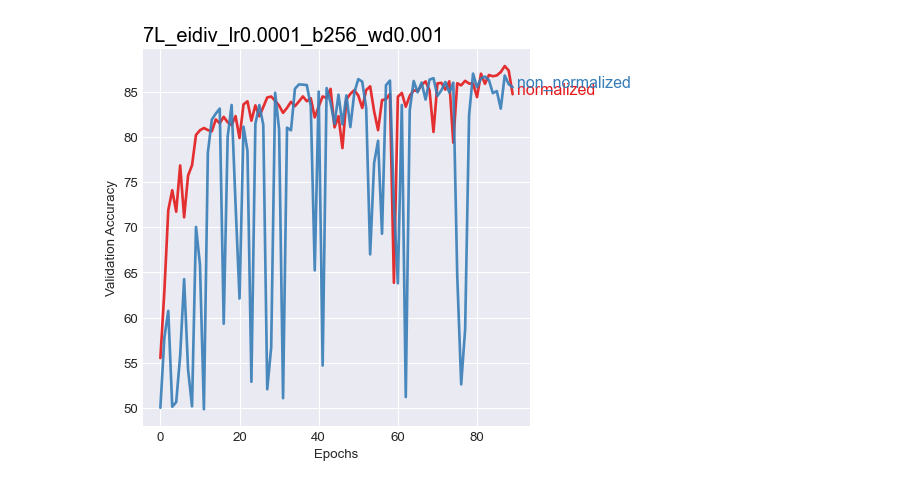
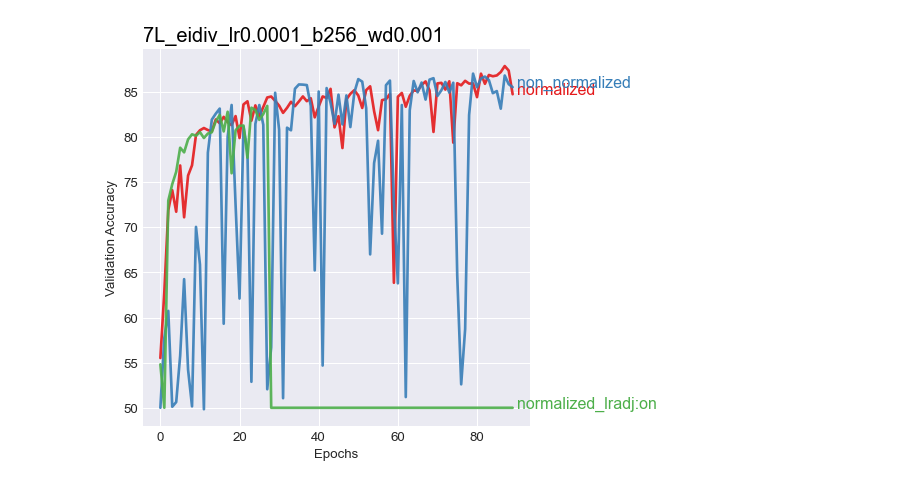
Before and after one commit to hiyuantang/marked_long, a Jupyter notebook: results/vis.ipynb, the cells around one changed output. Cells and saved outputs as stored; diff of their text form; code cells hidden in the pictures.

Commit message:
upload new results

```diff
--- a/results/vis.ipynb
+++ b/results/vis.ipynb
@@ -63,12 +63,13 @@ L7eidiv_rs53_0001_e90_fcdropout_wd1e1 = get_val_results('./val_L7eidiv_epochs90_
 L7eidiv_rs53_0001_e90_fcdropout_wd1e2 = get_val_results('./val_L7eidiv_epochs90_nolradj/lr0.0001_rs53_fcdropout_wd1e-2.txt')
 L7eidiv_rs53_0001_e90_fcdropout_wd1e3 = get_val_results('./val_L7eidiv_epochs90_nolradj/lr0.0001_rs53_fcdropout_wd1e-3.txt')
 L7eidiv_rs53_0001_e90_fcdropout_wd1e3_norm = get_val_results('./val_L7eidiv_epochs90_nolradj/lr0.0001_rs53_fcdropout_wd1e-3_norm.txt')
+L7eidiv_rs53_0001_e90_fcdropout_wd1e3_norm_lradjon = get_val_results('./val_L7eidiv_epochs90_nolradj/lr0.0001_rs53_fcdropout_wd1e-3_norm_lradjon.txt')
 # %%
-acc_list = np.array([L7eidiv_rs53_0001_e90_fcdropout_wd1e3_norm, L7eidiv_rs53_0001_e90_fcdropout_wd1e3], dtype=object)
-name_list = np.array(['normalized', 'non_normalized'])
+acc_list = np.array([L7eidiv_rs53_0001_e90_fcdropout_wd1e3_norm, L7eidiv_rs53_0001_e90_fcdropout_wd1e3, L7eidiv_rs53_0001_e90_fcdropout_wd1e3_norm_lradjon], dtype=object)
+name_list = np.array(['normalized', 'non_normalized', 'normalized_lradj:on'])
 vis(acc_list, name_list, '7L_eidiv_lr0.0001_b256_wd0.001')
 # %% [output]
-[figure, old version]
+[figure, new version]
 # %%
 acc_list = np.array([L7eidiv_rs53_0001_e90_fcdropout_wd1e1, L7eidiv_rs53_0001_e90_fcdropout_wd1e2, L7eidiv_rs53_0001_e90_fcdropout_wd1e3, L7eidiv_rs53_0001_e90], dtype=object)
 name_list = np.array(['wd0.1', 'wd0.01', 'wd0.001', 'wd0.0005'])
```
Also changed, not shown: parts of 6 cells of this notebook, 1 other file.
